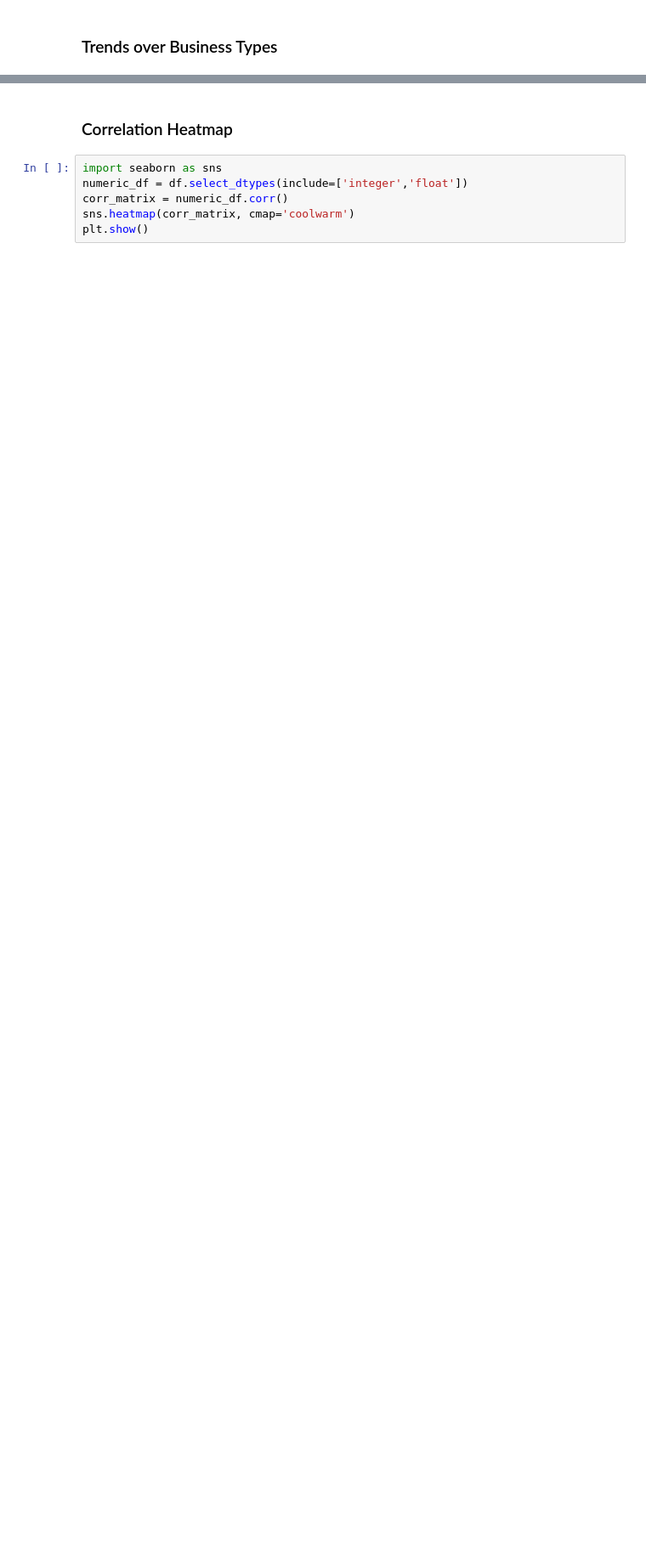
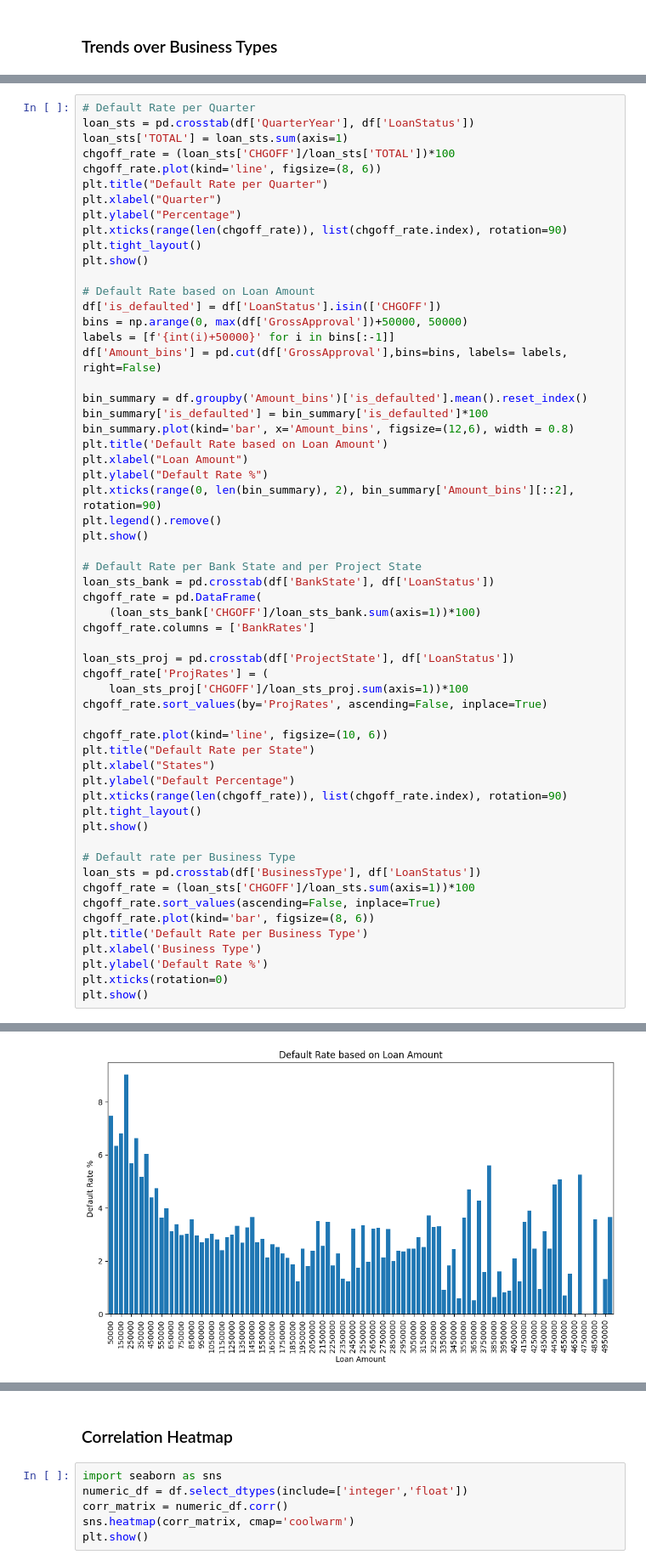
Before and after one commit to DineshDK672/Ryewalk_assignment, a Jupyter notebook: 01_EDA.ipynb, the cells around one changed output, grey strips where cells are left out. Shown at 85% size. Cells and saved outputs as stored; diff of their text form; blank space fills up the shorter version.

Commit message:
EDA Default Rate commit

```diff
--- a/01_EDA.ipynb
+++ b/01_EDA.ipynb
@@ -397,0 +356,59 @@ plt.show()
+# %%
+# Default Rate per Quarter
+loan_sts = pd.crosstab(df['QuarterYear'], df['LoanStatus'])
+loan_sts['TOTAL'] = loan_sts.sum(axis=1)
+chgoff_rate = (loan_sts['CHGOFF']/loan_sts['TOTAL'])*100
+chgoff_rate.plot(kind='line', figsize=(8, 6))
+plt.title("Default Rate per Quarter")
+plt.xlabel("Quarter")
+plt.ylabel("Percentage")
+plt.xticks(range(len(chgoff_rate)), list(chgoff_rate.index), rotation=90)
+plt.tight_layout()
+plt.show()
+
+# Default Rate based on Loan Amount
+df['is_defaulted'] = df['LoanStatus'].isin(['CHGOFF'])
+bins = np.arange(0, max(df['GrossApproval'])+50000, 50000)
+labels = [f'{int(i)+50000}' for i in bins[:-1]]
+df['Amount_bins'] = pd.cut(df['GrossApproval'],bins=bins, labels= labels, right=False)
+
+bin_summary = df.groupby('Amount_bins')['is_defaulted'].mean().reset_index()
+bin_summary['is_defaulted'] = bin_summary['is_defaulted']*100
+bin_summary.plot(kind='bar', x='Amount_bins', figsize=(12,6), width = 0.8)
+plt.title('Default Rate based on Loan Amount')
+plt.xlabel("Loan Amount")
+plt.ylabel("Default Rate %")
+plt.xticks(range(0, len(bin_summary), 2), bin_summary['Amount_bins'][::2], rotation=90)
+plt.legend().remove()
+plt.show()
+
+# Default Rate per Bank State and per Project State
+loan_sts_bank = pd.crosstab(df['BankState'], df['LoanStatus'])
+chgoff_rate = pd.DataFrame(
+    (loan_sts_bank['CHGOFF']/loan_sts_bank.sum(axis=1))*100)
+chgoff_rate.columns = ['BankRates']
+
+loan_sts_proj = pd.crosstab(df['ProjectState'], df['LoanStatus'])
+chgoff_rate['ProjRates'] = (
+    loan_sts_proj['CHGOFF']/loan_sts_proj.sum(axis=1))*100
+chgoff_rate.sort_values(by='ProjRates', ascending=False, inplace=True)
+
+chgoff_rate.plot(kind='line', figsize=(10, 6))
+plt.title("Default Rate per State")
+plt.xlabel("States")
+plt.ylabel("Default Percentage")
+plt.xticks(range(len(chgoff_rate)), list(chgoff_rate.index), rotation=90)
+plt.tight_layout()
+plt.show()
+
+# Default rate per Business Type
+loan_sts = pd.crosstab(df['BusinessType'], df['LoanStatus'])
+chgoff_rate = (loan_sts['CHGOFF']/loan_sts.sum(axis=1))*100
+chgoff_rate.sort_values(ascending=False, inplace=True)
+chgoff_rate.plot(kind='bar', figsize=(8, 6))
+plt.title('Default Rate per Business Type')
+plt.xlabel('Business Type')
+plt.ylabel('Default Rate %')
+plt.xticks(rotation=0)
+plt.show()
+# %% [output]
@@ -397,0 +416 @@ plt.show()
+[figure, added]
```
Also changed, not shown: parts of 5 cells of this notebook.
